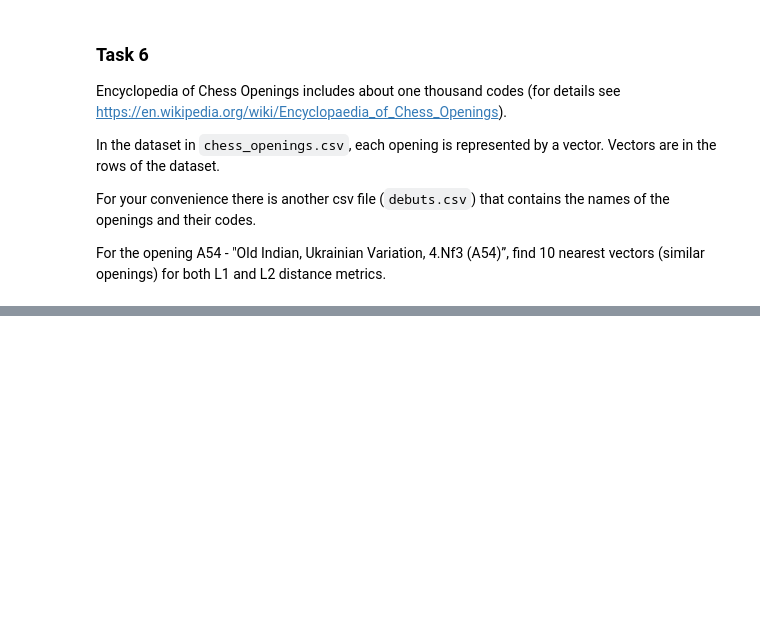
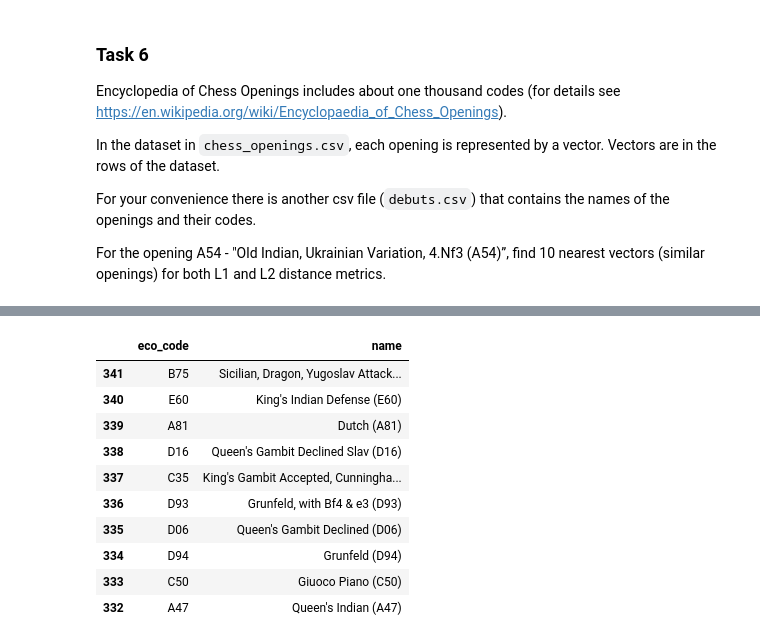
Before and after one commit to ospikovets/linear-algebra-projector, a Jupyter notebook: Pikovets_HW_2_Linear_Algebra.ipynb, the cells around one changed output, grey strips where cells are left out. Saved outputs shown, nothing was run; the diff lists cells and outputs as text; code cells hidden in the pictures; blank space fills up the shorter version.

```diff
--- a/Pikovets_HW_2_Linear_Algebra.ipynb
+++ b/Pikovets_HW_2_Linear_Algebra.ipynb
@@ -404,3 +420,6 @@ For your convenience there is another csv file (`debuts.csv`) that contains the
 
 For the opening A54 - "Old Indian, Ukrainian Variation, 4.Nf3 (A54)”, find 10 nearest vectors (similar openings) for both L1 and L2 distance
 metrics.
+# %%
+openings = np.genfromtxt(data_dir / "chess openings.csv", delimiter=",")
+openings, openings.shape
@@ -406,0 +452,4 @@ metrics.
+# %%
+idx = debuts.index[debuts["eco_code"] == "A54"].values
+v = openings[idx]
+idx, v
@@ -406,0 +474,15 @@ metrics.
+# %%
+nearest_l2 = find_nearest(openings, v, k=11)[1:]
+debuts.iloc[nearest_l2]
+# %% [output]
+|  | eco_code | name |
+| 341 | B75 | Sicilian, Dragon, Yugoslav Attack... |
+| 340 | E60 | King's Indian Defense (E60) |
+| 339 | A81 | Dutch (A81) |
+| 338 | D16 | Queen's Gambit Declined Slav (D16) |
+| 337 | C35 | King's Gambit Accepted, Cunningha... |
+| 336 | D93 | Grunfeld, with Bf4 & e3 (D93) |
+| 335 | D06 | Queen's Gambit Declined (D06) |
+| 334 | D94 | Grunfeld (D94) |
+| 333 | C50 | Giuoco Piano (C50) |
+| 332 | A47 | Queen's Indian (A47) |
```
Also changed, not shown: parts of 7 cells of this notebook.
